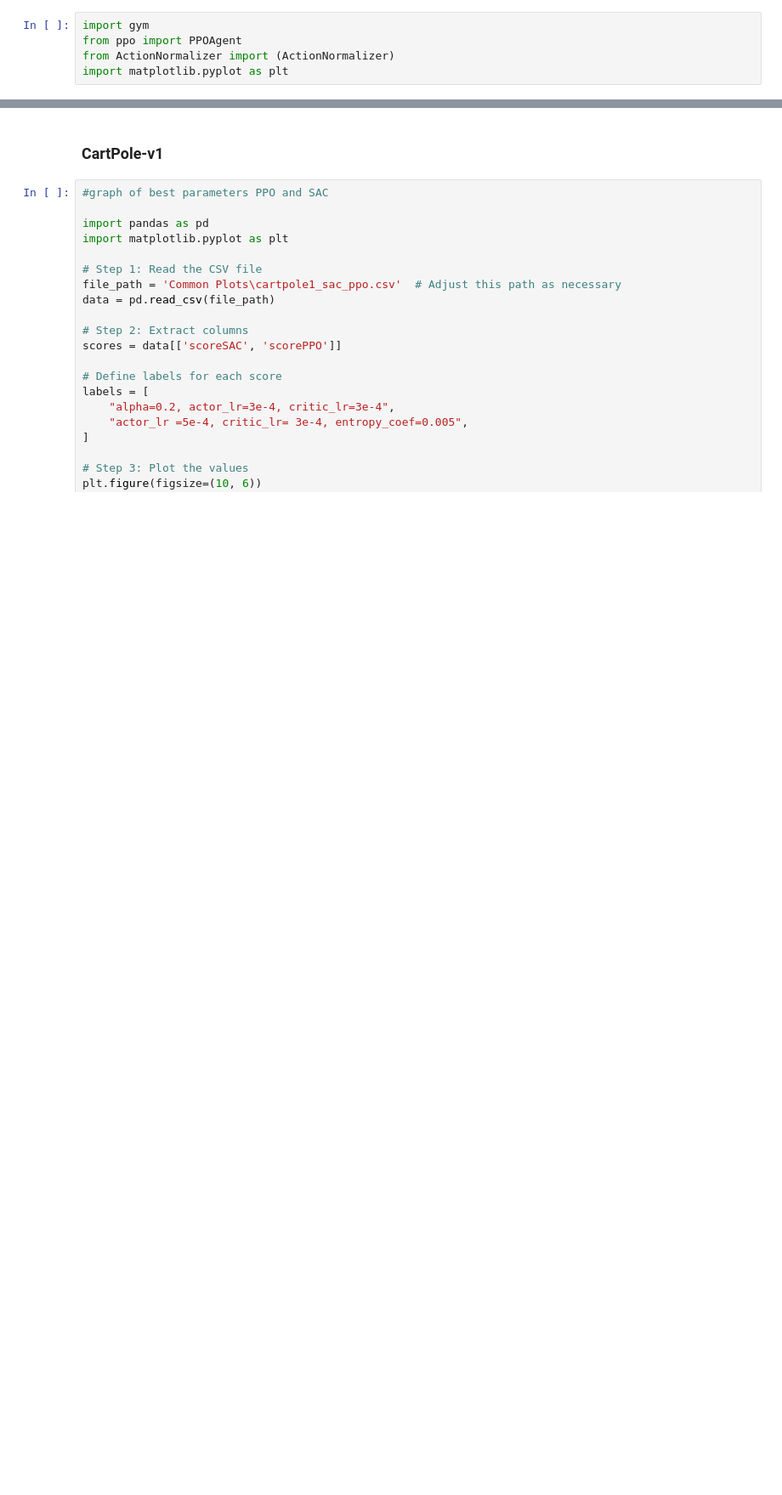
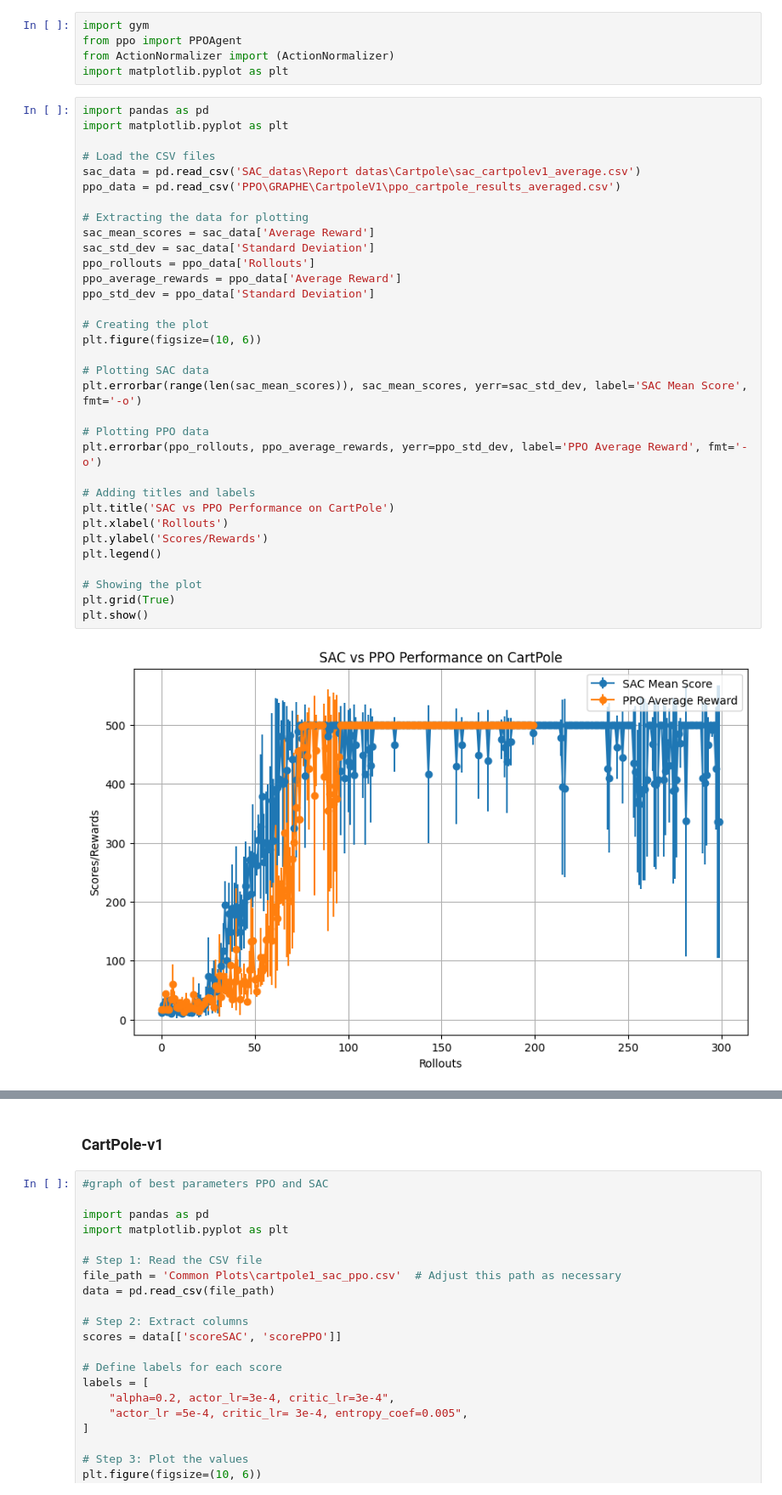
Before and after one commit to mischamez48/PRL_PPO-SAC_ImplPRL_PPO-SAC_Implementationementation, a Jupyter notebook: ppo.ipynb, the cells around one changed output, grey strips where cells are left out. Shown at 85% size. Saved outputs shown, nothing was run; the diff lists cells and outputs as text; blank space fills up the shorter version.

```diff
--- a/ppo.ipynb
+++ b/ppo.ipynb
@@ -3,3 +3,38 @@ import gym
 from ppo import PPOAgent
 from ActionNormalizer import (ActionNormalizer)
 import matplotlib.pyplot as plt
+# %%
+import pandas as pd
+import matplotlib.pyplot as plt
+
+# Load the CSV files
+sac_data = pd.read_csv('SAC_datas\Report datas\Cartpole\sac_cartpolev1_average.csv')
+ppo_data = pd.read_csv('PPO\GRAPHE\CartpoleV1\ppo_cartpole_results_averaged.csv')
+
+# Extracting the data for plotting
+sac_mean_scores = sac_data['Average Reward']
+sac_std_dev = sac_data['Standard Deviation']
+ppo_rollouts = ppo_data['Rollouts']
+ppo_average_rewards = ppo_data['Average Reward']
+ppo_std_dev = ppo_data['Standard Deviation']
+
+# Creating the plot
+plt.figure(figsize=(10, 6))
+
+# Plotting SAC data
+plt.errorbar(range(len(sac_mean_scores)), sac_mean_scores, yerr=sac_std_dev, label='SAC Mean Score', fmt='-o')
+
+# Plotting PPO data
+plt.errorbar(ppo_rollouts, ppo_average_rewards, yerr=ppo_std_dev, label='PPO Average Reward', fmt='-o')
+
+# Adding titles and labels
+plt.title('SAC vs PPO Performance on CartPole')
+plt.xlabel('Rollouts')
+plt.ylabel('Scores/Rewards')
+plt.legend()
+
+# Showing the plot
+plt.grid(True)
+plt.show()
+# %% [output]
+[figure, added]
```
Also changed, not shown: parts of 1 cell of this notebook, 10 other files.
